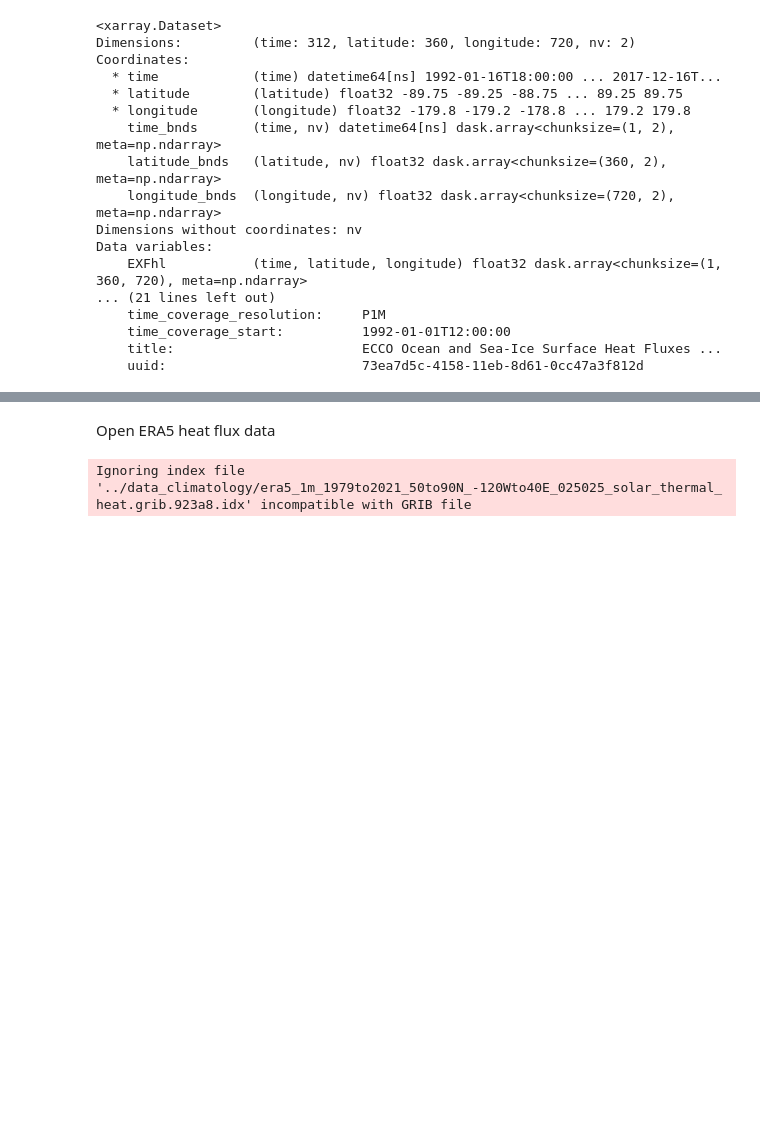
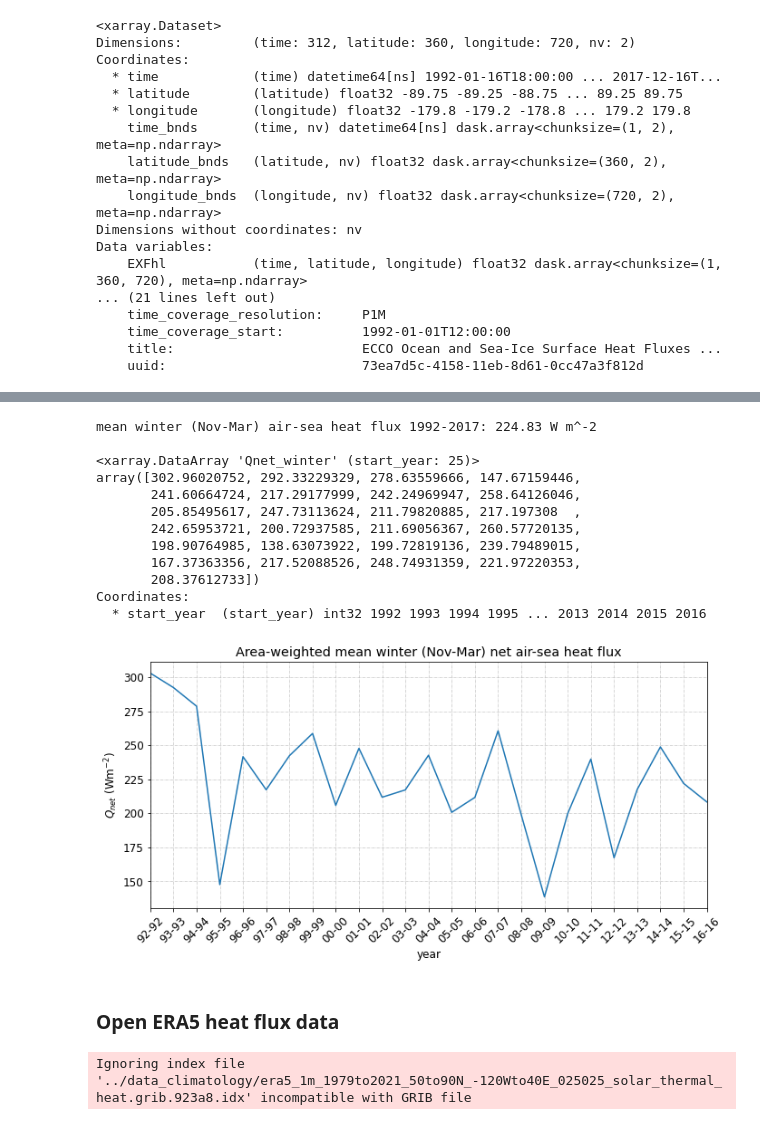
Before and after one commit to mjzahn/ecco, a Jupyter notebook: ecco_vs_era5_heatflux.ipynb, the cells around one changed output, grey strips where cells are left out. Drawn from its saved outputs; the diff is of its cells as text; code cells hidden in the pictures; blank space fills up the shorter version.

```diff
--- a/ecco_vs_era5_heatflux.ipynb
+++ b/ecco_vs_era5_heatflux.ipynb
@@ -117,0 +76,7 @@ print(ecco_winter_heat)
+# %%
+# create mask of subpolar gyre using 2000 m contour north of 55 deg.
+# the last two logical statements remove small boxes from the desired region
+gyre_mask = np.where(ecco_depth > 2000, 1, np.nan)*np.where(np.logical_and(data_y_mg > 55, data_y_mg < 70), 1, np.nan)*\
+            np.where(data_x_mg > -60, 1, np.nan)*np.where(data_x_mg < -29, 1, np.nan)*\
+            np.where(np.logical_and(data_y_mg < 58.5, data_x_mg > -34), np.nan, 1)*\
+            np.where(np.logical_and(data_y_mg < 55.5, data_x_mg > -35), np.nan, 1)
@@ -118,5 +174,23 @@ print(ecco_winter_heat)
+# %%
+years = list(range(1992, 2017, 1))
+
+ecco_winter_heat_da, ecco_heat_avg_winter = calc_winter_Qnet(ecco_EXFqnet_gyre_da, years, gyre_mask_da)
+# %% [output]
+mean winter (Nov-Mar) air-sea heat flux 1992-2017: 224.83 W m^-2
+
+<xarray.DataArray 'Qnet_winter' (start_year: 25)>
+array([302.96020752, 292.33229329, 278.63559666, 147.67159446,
+       241.60664724, 217.29177999, 242.24969947, 258.64126046,
+       205.85495617, 247.73113624, 211.79820885, 217.197308  ,
+       242.65953721, 200.72937585, 211.69056367, 260.57720135,
+       198.90764985, 138.63073922, 199.72819136, 239.79489015,
+       167.37363356, 217.52088526, 248.74931359, 221.97220353,
+       208.37612733])
+Coordinates:
+  * start_year  (start_year) int32 1992 1993 1994 1995 ... 2013 2014 2015 2016
+[figure, added]
 # %% [markdown]
-Open ERA5 heat flux data
+### Open ERA5 heat flux data
 # %%
 # inlcudes 1979-2021 variables: Surface net solar radiation, Surface net thermal radiation
 solar_thermal = xr.load_dataset("../data_climatology/era5_1m_1979to2021_50to90N_-120Wto40E_025025_solar_thermal_heat.grib", engine='cfgrib')
```
Also changed, not shown: parts of 35 cells of this notebook, 1 other file.
